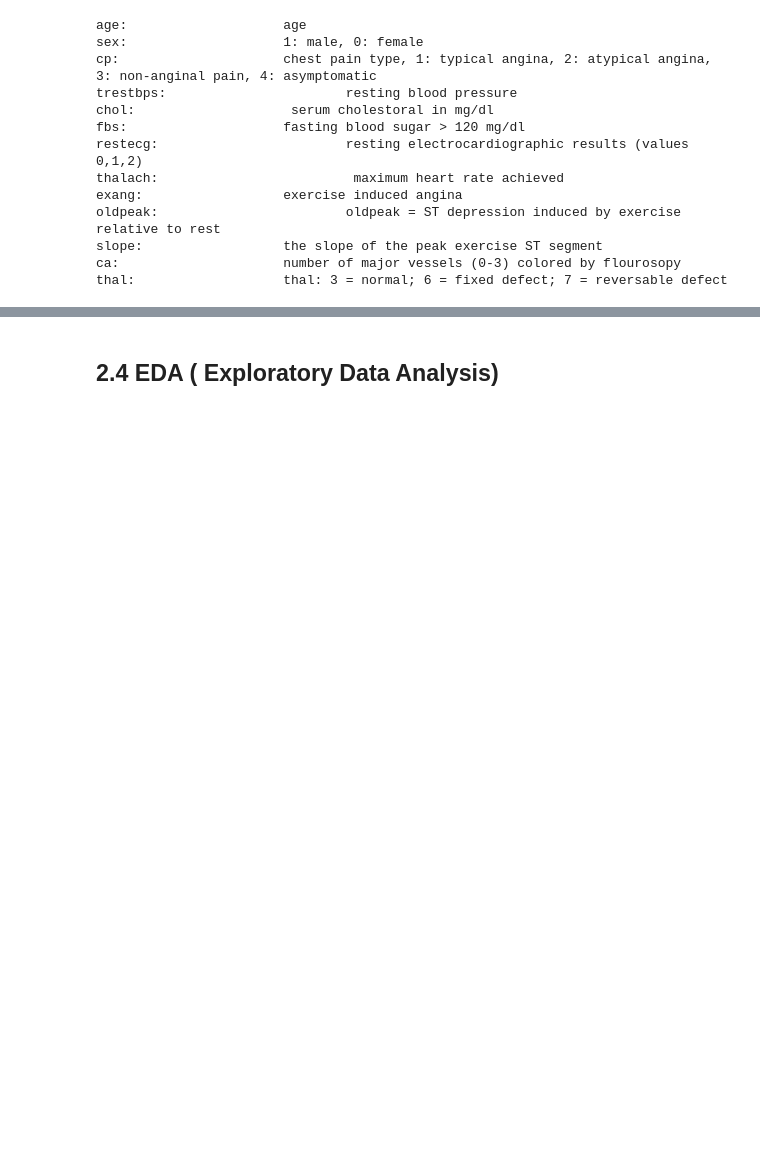
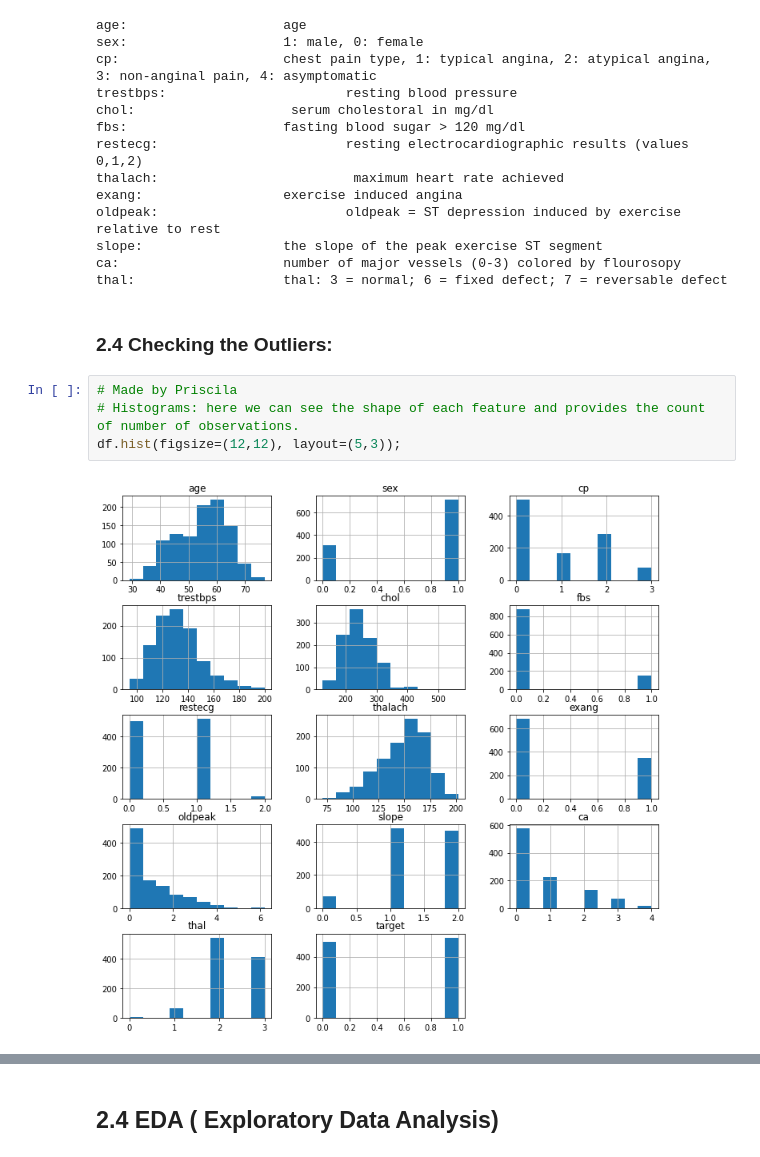
Before and after one commit to masp42/Crisp_DM_CA, a Jupyter notebook: Heart_Disease_Prediction_CA.ipynb, the cells around one changed output, grey strips where cells are left out. Saved outputs shown, nothing was run; the diff lists cells and outputs as text; blank space fills up the shorter version.

```diff
--- a/Heart_Disease_Prediction_CA.ipynb
+++ b/Heart_Disease_Prediction_CA.ipynb
@@ -210,3 +211,11 @@ oldpeak:                        oldpeak = ST depression induced by exercise rela
 slope:                  the slope of the peak exercise ST segment
 ca:                     number of major vessels (0-3) colored by flourosopy
 thal:                   thal: 3 = normal; 6 = fixed defect; 7 = reversable defect
+# %% [markdown]
+### **2.4 Checking the Outliers:**
+# %%
+# Made by Priscila
+# Histograms: here we can see the shape of each feature and provides the count of number of observations.
+df.hist(figsize=(12,12), layout=(5,3));
+# %% [output]
+[figure, added]
```
Also changed, not shown: parts of 25 cells of this notebook.
